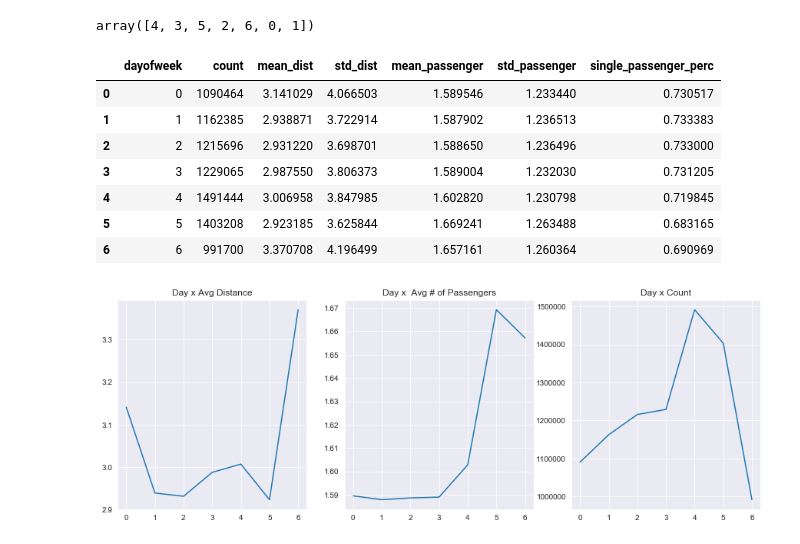
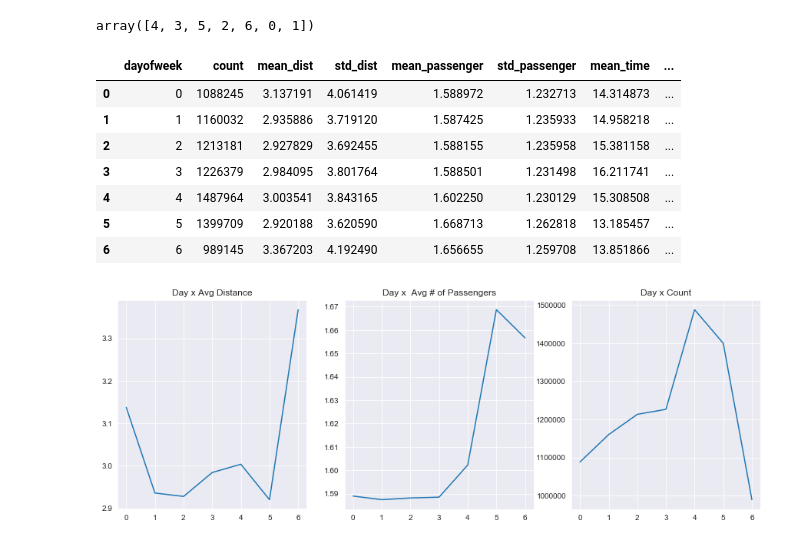
Before and after one commit to tcbriggs981/Taxi-Studies, a Jupyter notebook: Taxis June 2018.ipynb, the cells around one changed output. Drawn from its saved outputs; the diff is of its cells as text; code cells hidden in the pictures.

```diff
--- a/Taxis June 2018.ipynb
+++ b/Taxis June 2018.ipynb
@@ -98,3 +98,9 @@ dtype: object
 # %%
 taxi['tpep_pickup_datetime'] = pd.to_datetime(taxi['tpep_pickup_datetime'])
 taxi['tpep_dropoff_datetime'] = pd.to_datetime(taxi['tpep_dropoff_datetime'])
+# %%
+taxi['trip_time'] = (pd.to_numeric(taxi['tpep_dropoff_datetime']) - pd.to_numeric(taxi['tpep_pickup_datetime']))/(1000000000*60)
+
+taxi['trip_time'] = taxi['trip_time'].apply(lambda x: float("{0:.2f}".format(x)))
+
+taxi[['trip_distance','trip_time', 'total_amount']].head()
@@ -101,3 +166,6 @@ taxi['tpep_dropoff_datetime'] = pd.to_datetime(taxi['tpep_dropoff_datetime'])
+# %%
+taxi = taxi.loc[(taxi.trip_time>0)&
+                (taxi.trip_time<300)] # Max out the time of trip at 5 hours
 # %%
 taxi_626 = taxi.loc[(taxi['tpep_pickup_datetime']>'2018-6-26')&(taxi['tpep_pickup_datetime']<'2018-6-27')&
                     (taxi['tpep_dropoff_datetime']>'2018-6-26')&(taxi['tpep_dropoff_datetime']<'2018-6-27')]
@@ -175,12 +246,13 @@ for i in range(24):
     new_row.append(taxi_626.trip_distance.loc[taxi_626.hour == i].std())
     new_row.append(taxi_626.passenger_count.loc[taxi_626.hour == i].mean())
     new_row.append(taxi_626.passenger_count.loc[taxi_626.hour == i].std())
+    new_row.append(taxi_626.trip_time.loc[taxi_626.hour == i].mean())
 
     single_passengers = taxi_626.passenger_count.loc[(taxi_626.hour == i)&(taxi_626.passenger_count==1)]
     new_row.append(len(single_passengers)/len(taxi_626.trip_distance.loc[taxi_626.hour == i]))
 
     hourly_list.append(new_row)
 
-hourly = pd.DataFrame(hourly_list, columns=['hour','count','mean_dist','std_dist','mean_passenger','std_passenger','single_passenger_perc'])
+hourly = pd.DataFrame(hourly_list, columns=['hour','count','mean_dist','std_dist','mean_passenger','std_passenger', 'mean_time','single_passenger_perc'])
 hourly
 # %% [output]
@@ -236,31 +308,32 @@ array([4, 3, 5, 2, 6, 0, 1])
 # %%
 day_list = []
 
 for i in range(7):
     new_row = []
     new_row.append(i)
     new_row.append(len(taxi.trip_distance.loc[taxi.dayofweek == i]))
     new_row.append(taxi.trip_distance.loc[taxi.dayofweek == i].mean())
     new_row.append(taxi.trip_distance.loc[taxi.dayofweek == i].std())
     new_row.append(taxi.passenger_count.loc[taxi.dayofweek == i].mean())
     new_row.append(taxi.passenger_count.loc[taxi.dayofweek == i].std())
+    new_row.append(taxi.trip_time.loc[taxi.dayofweek == i].mean())
 
     single_passengers = taxi.passenger_count.loc[(taxi.dayofweek == i)&(taxi.passenger_count==1)]
     new_row.append(len(single_passengers)/len(taxi.trip_distance.loc[taxi.dayofweek == i]))
 
     day_list.append(new_row)
 
-daily = pd.DataFrame(day_list, columns=['dayofweek','count','mean_dist','std_dist','mean_passenger','std_passenger','single_passenger_perc'])
+daily = pd.DataFrame(day_list, columns=['dayofweek','count','mean_dist','std_dist','mean_passenger','std_passenger','mean_time','single_passenger_perc'])
 daily
 # %% [output]
-|  | dayofweek | count | mean_dist | std_dist | mean_passenger | std_passenger | single_passenger_perc |
-| 0 | 0 | 1090464 | 3.141029 | 4.066503 | 1.589546 | 1.233440 | 0.730517 |
-| 1 | 1 | 1162385 | 2.938871 | 3.722914 | 1.587902 | 1.236513 | 0.733383 |
-| 2 | 2 | 1215696 | 2.931220 | 3.698701 | 1.588650 | 1.236496 | 0.733000 |
-| 3 | 3 | 1229065 | 2.987550 | 3.806373 | 1.589004 | 1.232030 | 0.731205 |
-| 4 | 4 | 1491444 | 3.006958 | 3.847985 | 1.602820 | 1.230798 | 0.719845 |
-| 5 | 5 | 1403208 | 2.923185 | 3.625844 | 1.669241 | 1.263488 | 0.683165 |
-| 6 | 6 | 991700 | 3.370708 | 4.196499 | 1.657161 | 1.260364 | 0.690969 |
+|  | dayofweek | count | mean_dist | std_dist | mean_passenger | std_passenger | mean_time | ... |
+| 0 | 0 | 1088245 | 3.137191 | 4.061419 | 1.588972 | 1.232713 | 14.314873 | ... |
+| 1 | 1 | 1160032 | 2.935886 | 3.719120 | 1.587425 | 1.235933 | 14.958218 | ... |
+| 2 | 2 | 1213181 | 2.927829 | 3.692455 | 1.588155 | 1.235958 | 15.381158 | ... |
+| 3 | 3 | 1226379 | 2.984095 | 3.801764 | 1.588501 | 1.231498 | 16.211741 | ... |
+| 4 | 4 | 1487964 | 3.003541 | 3.843165 | 1.602250 | 1.230129 | 15.308508 | ... |
+| 5 | 5 | 1399709 | 2.920188 | 3.620590 | 1.668713 | 1.262818 | 13.185457 | ... |
+| 6 | 6 | 989145 | 3.367203 | 4.192490 | 1.656655 | 1.259708 | 13.851866 | ... |
 # %%
 plt.figure(figsize=(15,5))
 plt.subplot(1,3,1)
```
Also changed, not shown: parts of 9 cells of this notebook.
